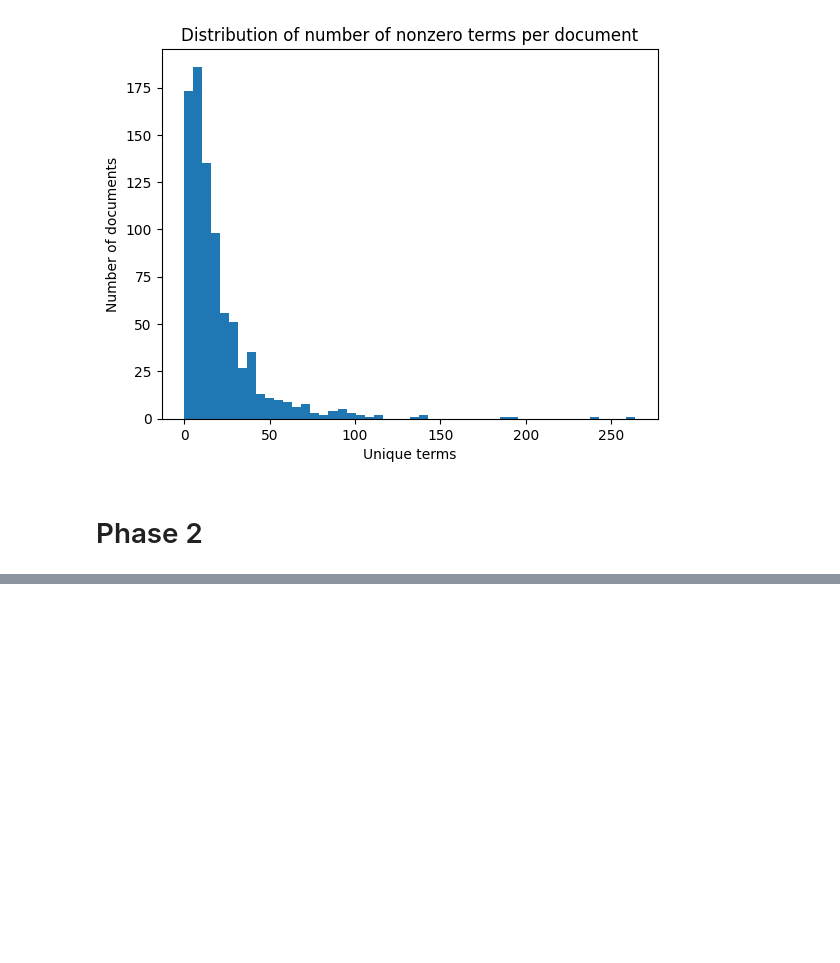
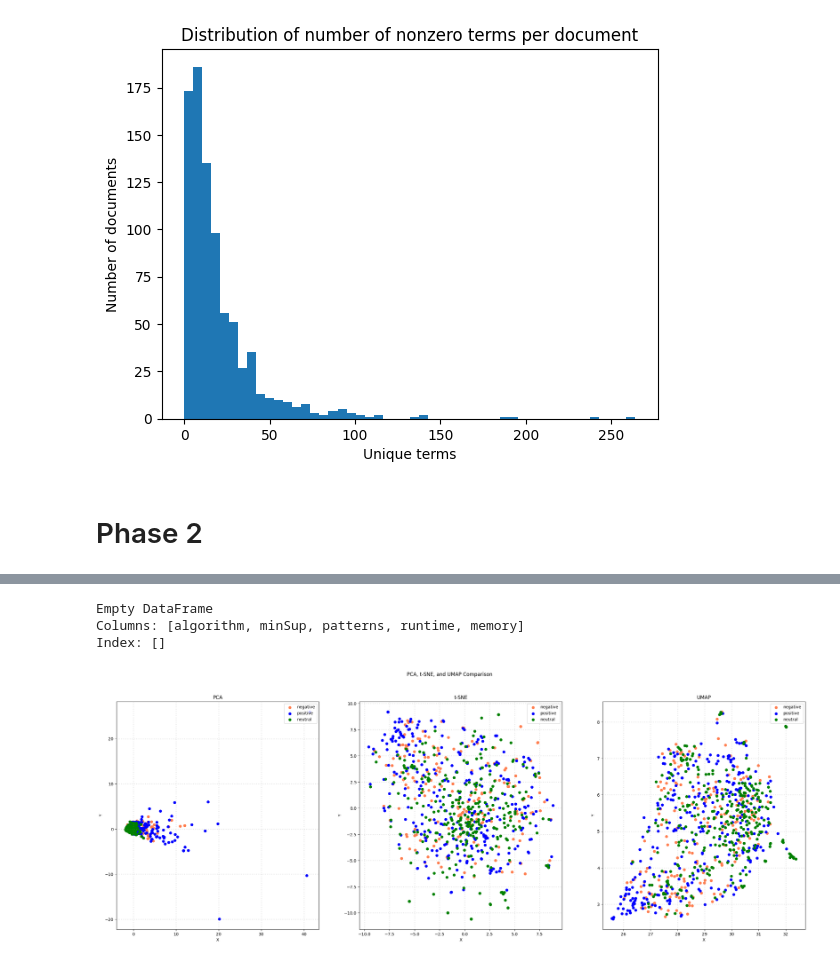
Before and after one commit to Teepawin/DM2025-Lab1-Exercise, a Jupyter notebook: DM2025-Lab1-Homework.ipynb, the cells around one changed output, grey strips where cells are left out. Saved outputs shown, nothing was run; the diff lists cells and outputs as text; code cells hidden in the pictures; blank space fills up the shorter version.

```diff
--- a/DM2025-Lab1-Homework.ipynb
+++ b/DM2025-Lab1-Homework.ipynb
@@ -313,0 +519,12 @@ fig.update_layout(
+# %%
+obj2 = alg.FPGrowth(iFile='td_freq_db_negative.csv', minSup=minSup)
+obj2.mine()
+
+frequentPatternsDF_reddit_stock_negative = obj2.getPatternsAsDataFrame()
+obj2.save('freq_patterns_reddit_stock_negative_minSup9.txt')
+
+obj3 = alg.FPGrowth(iFile='td_freq_db_neutral.csv', minSup=minSup)
+obj3.mine()
+
+frequentPatternsDF_reddit_stock_neutral = obj3.getPatternsAsDataFrame()
+obj3.save('freq_patterns_reddit_stock_negative_minSup9.txt')
@@ -313,0 +673,57 @@ fig.update_layout(
+# %%
+from PAMI.frequentPattern.maximal import MaxFPGrowth  as alg
+import pandas as pd
+
+inputFile = 'td_freq_db_label.csv'
+seperator='\t'
+minimumSupportCountList = [3,6]
+
+result = pd.DataFrame(columns=['algorithm', 'minSup', 'patterns', 'runtime', 'memory'])
+
+for minSupCount in minimumSupportCountList:
+    obj = alg.MaxFPGrowth(inputFile, minSup=minSupCount, sep=seperator)
+    obj.mine()
+    result.loc[result.shape[0]] = ['MaxFPGrowth', minSupCount, len(obj.getPatterns()), obj.getRuntime(), obj.getMemoryRSS()]
+
+print(result)
+# %% [output]
+Empty DataFrame
+Columns: [algorithm, minSup, patterns, runtime, memory]
+Index: []
+# %%
+#Exercise 18
+#Dimensionality Deduction
+
+#Applying dimensionality reduction with only the document-term frequency data
+from sklearn.decomposition import PCA
+from sklearn.manifold import TSNE
+import umap
+import matplotlib.pyplot as plt
+
+X_pca_aug = PCA(n_components=2).fit_transform(augmented_df.values)
+X_tsne_aug = TSNE(n_components=2).fit_transform(augmented_df.values)
+X_umap_aug = umap.UMAP(n_components=2).fit_transform(augmented_df.values)
+col = ['coral', 'blue', 'green']
+fig, axes = plt.subplots(1, 3, figsize=(30, 10))  # Create 3 subplots for PCA, t-SNE, and UMAP
+fig.suptitle('PCA, t-SNE, and UMAP Comparison')
+# Define a function to create a scatter plot for each method
+def plot_scatter(ax, X_reduced, title):
+    for c, category in zip(col, categories):
+        xs = X_reduced[df['sentiment_label'] == category].T[0]
+        ys = X_reduced[df['sentiment_label'] == category].T[1]
+        ax.scatter(xs, ys, c=c, marker='o', label=category)
+
+    ax.grid(color='gray', linestyle=':', linewidth=2, alpha=0.2)
+    ax.set_title(title)
+    ax.set_xlabel('X')
+    ax.set_ylabel('Y')
+    ax.legend(loc='upper right')
+
+# Step 4: Create scatter plots for PCA, t-SNE, and UMAP
+plot_scatter(axes[0], X_pca_aug, 'PCA')
+plot_scatter(axes[1], X_tsne_aug, 't-SNE')
+plot_scatter(axes[2], X_umap_aug, 'UMAP')
+
+plt.show()
+# %% [output]
+[figure, added]
```
Also changed, not shown: parts of 24 cells of this notebook, 5 other files.
